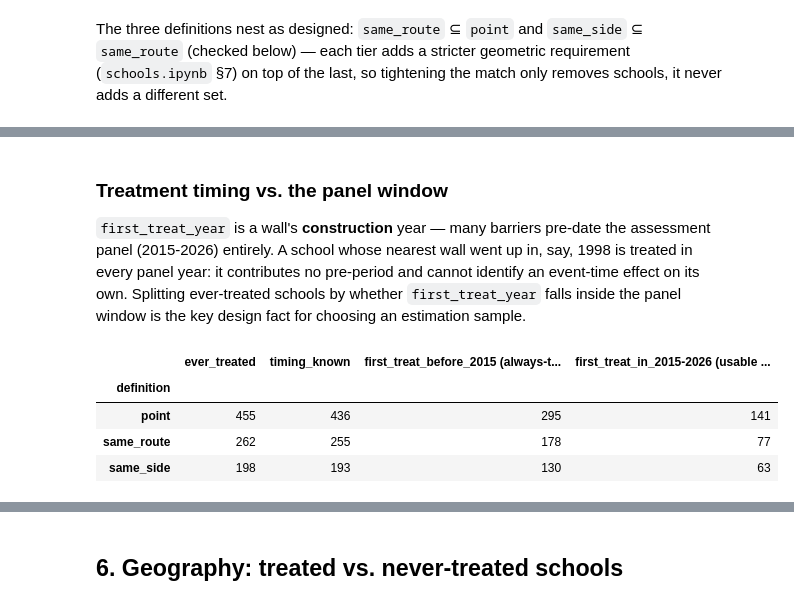
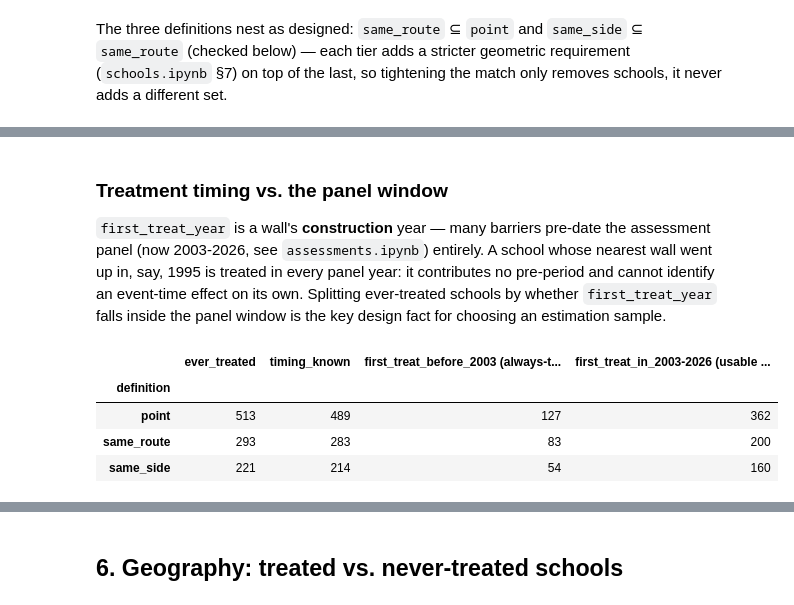
Before and after one commit to felixschulz385/noise-pollution, a Jupyter notebook: output/notebooks/florida/descriptive_statistics.ipynb, the cells around one changed output, grey strips where cells are left out. Cells and saved outputs as stored; diff of their text form; code cells hidden in the pictures.

```diff
--- a/output/notebooks/florida/descriptive_statistics.ipynb
+++ b/output/notebooks/florida/descriptive_statistics.ipynb
@@ -278,32 +287,35 @@ same_route-only (dropped by same_side): 64
 ### Treatment timing vs. the panel window
 
 `first_treat_year` is a wall's **construction** year — many barriers pre-date the
-assessment panel (2015-2026) entirely. A school whose nearest wall went up in, say, 1998
-is treated in every panel year: it contributes no pre-period and cannot identify an
-event-time effect on its own. Splitting ever-treated schools by whether `first_treat_year`
-falls inside the panel window is the key design fact for choosing an estimation sample.
+assessment panel (now 2003-2026, see `assessments.ipynb`) entirely. A school whose
+nearest wall went up in, say, 1995 is treated in every panel year: it contributes no
+pre-period and cannot identify an event-time effect on its own. Splitting ever-treated
+schools by whether `first_treat_year` falls inside the panel window is the key design
+fact for choosing an estimation sample.
 # %%
+PANEL_FIRST_YEAR = 2003   # update alongside assessments.ipynb if the raw stage extends further back
+
 rows = []
 for d in definitions:
     sc = panel.drop_duplicates("msid")
     et = sc[sc[f"ever_treated_{d}"]]
     known = et[~et[f"timing_unknown_{d}"]]
-    pre_panel = (known[f"first_treat_year_{d}"] < 2015).sum()
-    in_window = known[f"first_treat_year_{d}"].between(2015, 2026).sum()
+    pre_panel = (known[f"first_treat_year_{d}"] < PANEL_FIRST_YEAR).sum()
+    in_window = known[f"first_treat_year_{d}"].between(PANEL_FIRST_YEAR, 2026).sum()
     rows.append({
         "definition": d,
         "ever_treated": len(et),
         "timing_known": len(known),
-        "first_treat_before_2015 (always-treated in-sample)": pre_panel,
-        "first_treat_in_2015-2026 (usable event variation)": in_window,
+        f"first_treat_before_{PANEL_FIRST_YEAR} (always-treated in-sample)": pre_panel,
+        f"first_treat_in_{PANEL_FIRST_YEAR}-2026 (usable event variation)": in_window,
     })
 pd.DataFrame(rows).set_index("definition")
 # %% [output]
-|  | ever_treated | timing_known | first_treat_before_2015 (always-t... | first_treat_in_2015-2026 (usable ... |
+|  | ever_treated | timing_known | first_treat_before_2003 (always-t... | first_treat_in_2003-2026 (usable ... |
 | definition |  |  |  |  |
-| point | 455 | 436 | 295 | 141 |
-| same_route | 262 | 255 | 178 | 77 |
-| same_side | 198 | 193 | 130 | 63 |
+| point | 513 | 489 | 127 | 362 |
+| same_route | 293 | 283 | 83 | 200 |
+| same_side | 221 | 214 | 54 | 160 |
 # %%
 fig, ax = plt.subplots(figsize=(10, 4))
 sc = panel.drop_duplicates("msid")
```
Also changed, not shown: parts of 17 cells of this notebook, 6 other files.
